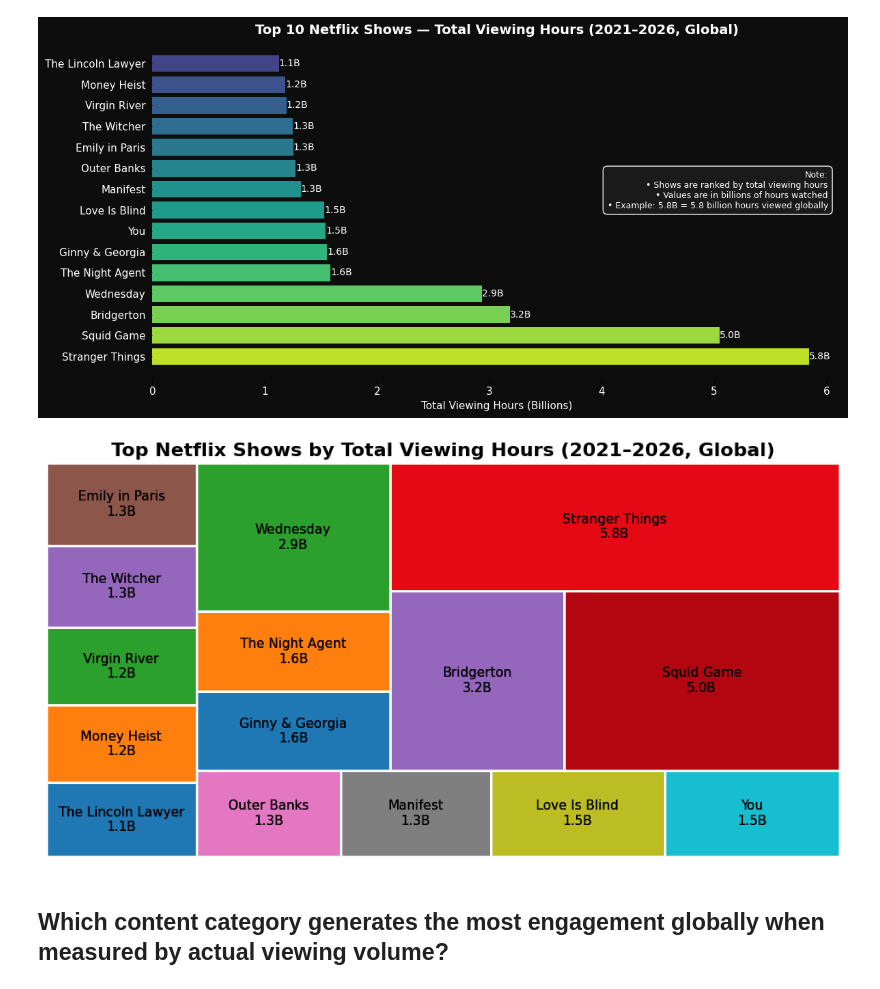
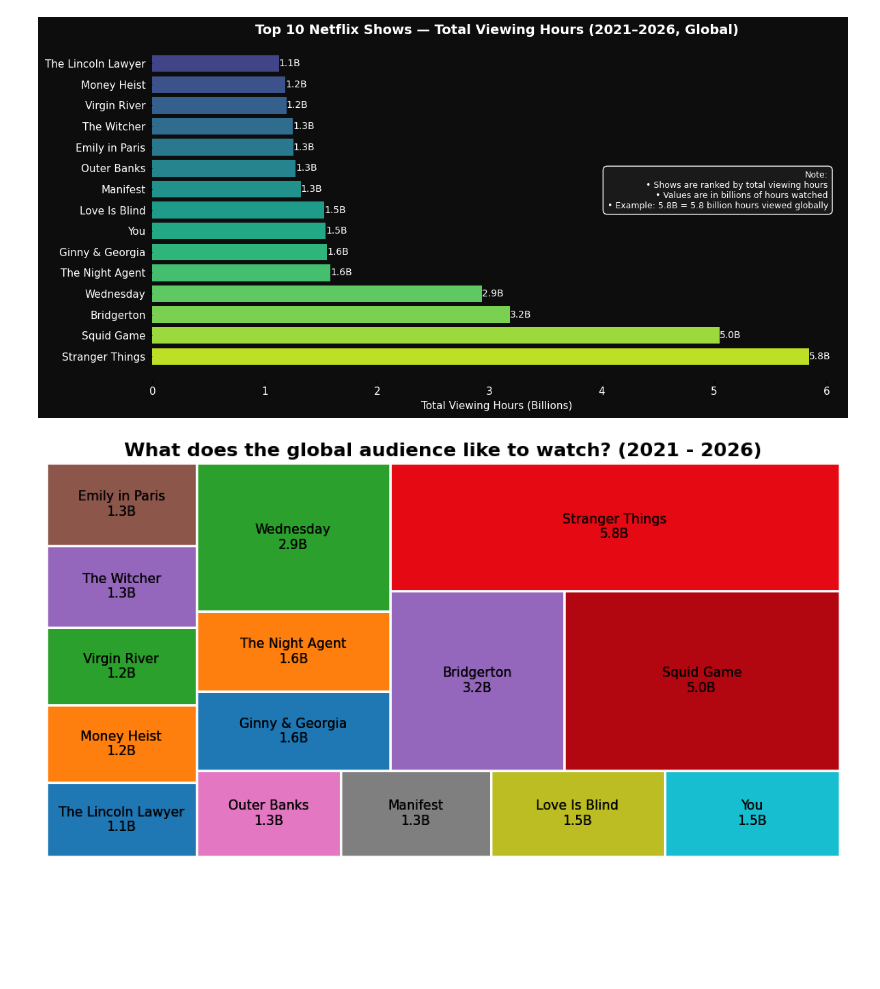
Before and after one commit to Akina-Aoki/Netflix_Analytics_DE_UX, a Jupyter notebook: eda/aira_eda/02_global_alltime_eda_aira.ipynb, the cells around one changed output. Cells and saved outputs as stored; diff of their text form; code cells hidden in the pictures; blank space fills up the shorter version.

```diff
--- a/eda/aira_eda/02_global_alltime_eda_aira.ipynb
+++ b/eda/aira_eda/02_global_alltime_eda_aira.ipynb
@@ -1018,34 +1017,32 @@ labels = [
 # Plot
 squarify.plot(
     sizes=sizes,
     label=labels,
     color=colors,
     alpha=0.95
 )
 
 # ✅ FIX TITLE VISIBILITY
 plt.title(
-    "Top Netflix Shows by Total Viewing Hours (2021–2026, Global)",
+    "What does the global audience like to watch? (2021 - 2026)",
     fontsize=16,
     color="black",   # visible on light bg
     weight="bold"
 )
 
 squarify.plot(
     sizes=sizes,
     label=labels,
     color=colors,
     edgecolor="white",
     linewidth=2
 )
 # ✅ LIGHT BACKGROUND for readability
 plt.gca().set_facecolor("white")
 plt.gcf().patch.set_facecolor("white")
 
 plt.axis("off")
 
 plt.show()
 # %% [output]
-[figure, old version]
+[figure, new version]
-# %% [markdown]
-## Which content category generates the most engagement globally when measured by actual viewing volume?
```
Also changed, not shown: parts of 7 cells of this notebook, 4 other files.
